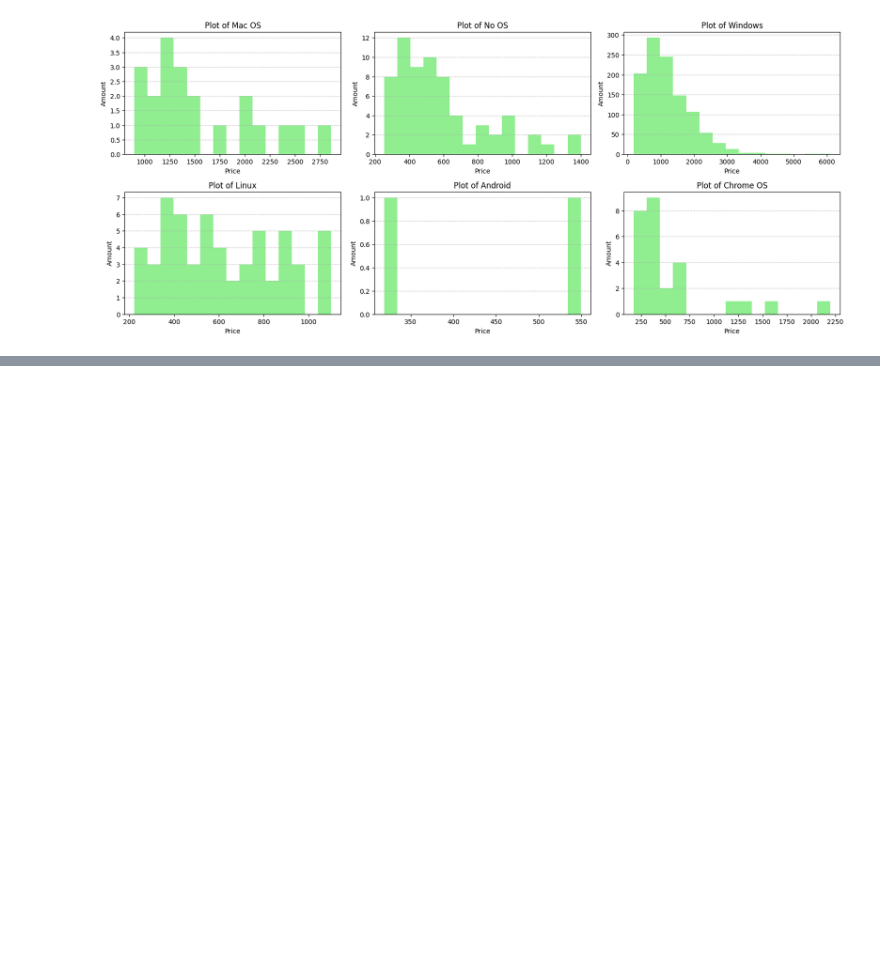
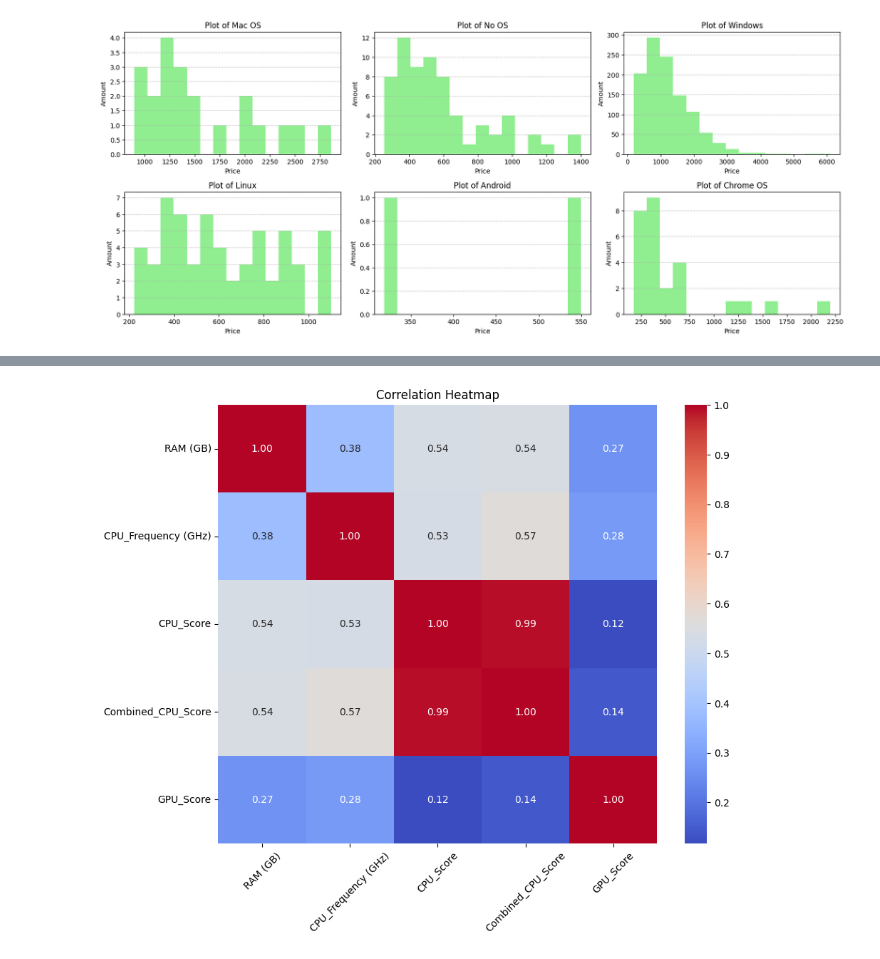
Before and after one commit to AdrielMendelsohn/Mini-Python-Project, a Jupyter notebook: Mini-Project-Main.ipynb, the cells around one changed output, grey strips where cells are left out. Saved outputs shown, nothing was run; the diff lists cells and outputs as text; code cells hidden in the pictures; blank space fills up the shorter version.

```diff
--- a/Mini-Project-Main.ipynb
+++ b/Mini-Project-Main.ipynb
@@ -163,0 +222,6 @@ plt.show()
+# %%
+# Extract storage type
+data['Storage type'] = data['Memory'].str.extract(r'(SSD|HDD|Hybrid|Flash Storage)')
+
+# Display the updated DataFrame
+print(data.head())
@@ -163,0 +298,24 @@ plt.show()
+# %%
+# Step 3: Analysing results
+
+from sklearn.preprocessing import MinMaxScaler
+#  Normalize the relevant columns using MinMaxScaler
+columns_to_process = ['RAM (GB)', 'CPU_Frequency (GHz)', 'CPU_Score', 'Combined_CPU_Score', 'GPU_Score']
+scaler = MinMaxScaler()
+scaled_data = scaler.fit_transform(data[columns_to_process])
+
+# Convert the scaled data back into a DataFrame
+scaled_df = pd.DataFrame(scaled_data, columns=columns_to_process)
+
+# Calculate the correlation matrix
+correlation_matrix = scaled_df.corr()
+
+# Visualize the correlation matrix as a heatmap
+plt.figure(figsize=(10, 8))
+sns.heatmap(correlation_matrix, annot=True, fmt='.2f', cmap='coolwarm', square=True, cbar=True)
+plt.title('Correlation Heatmap')
+plt.xticks(rotation=45)
+plt.yticks(rotation=0)
+plt.show()
+# %% [output]
+[figure, added]
```
Also changed, not shown: parts of 12 cells of this notebook.
